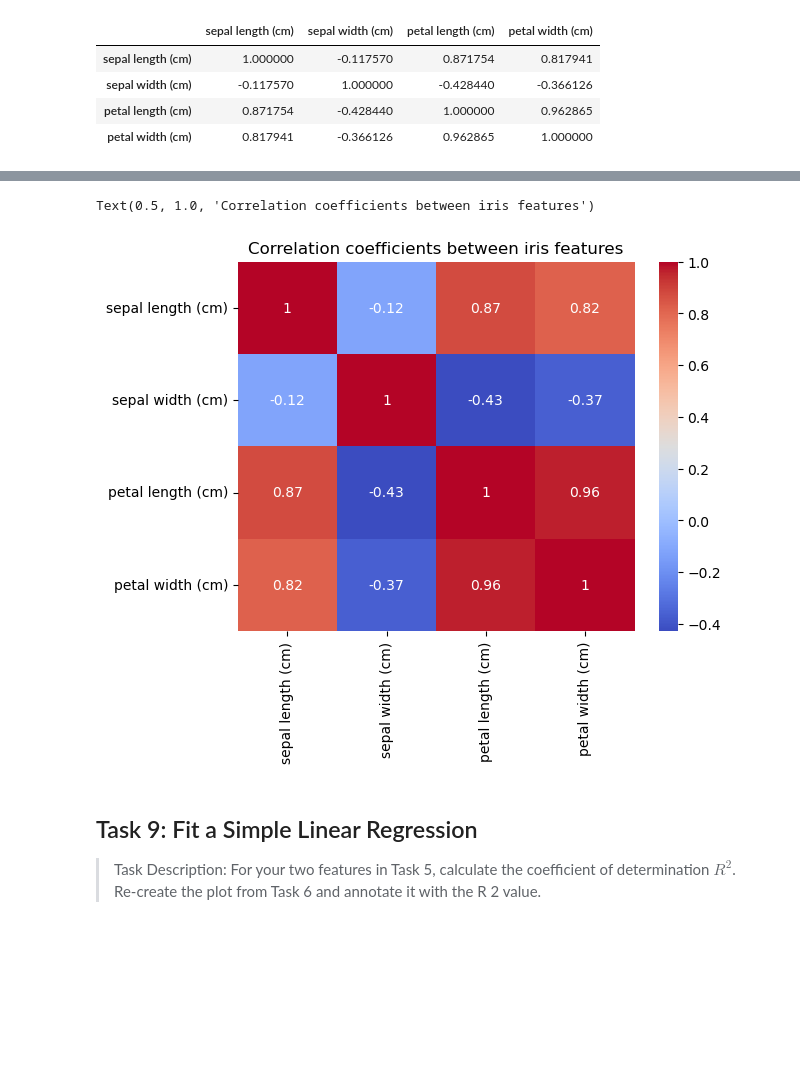
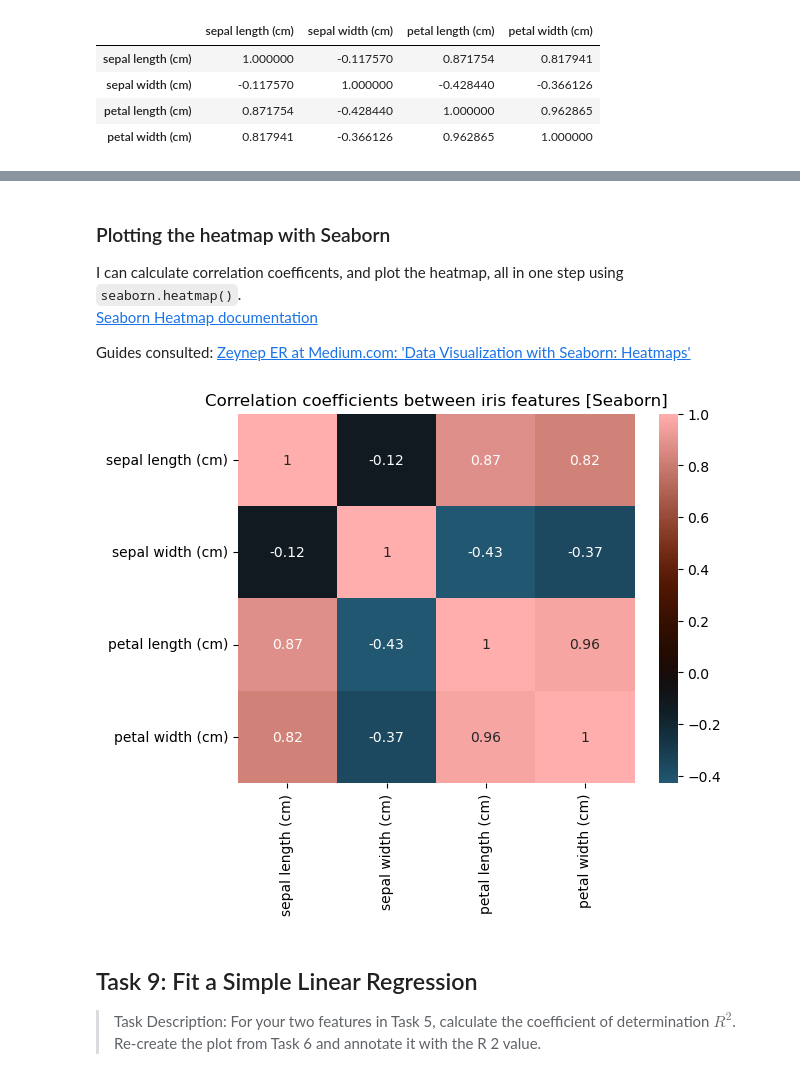
Before and after one commit to SuColl/principles_of_data_analytics, a Jupyter notebook: tasks.ipynb, the cells around one changed output, grey strips where cells are left out. Drawn from its saved outputs; the diff is of its cells as text; code cells hidden in the pictures; blank space fills up the shorter version.

```diff
--- a/tasks.ipynb
+++ b/tasks.ipynb
@@ -700,19 +768,23 @@ correlation_matrix
+# %% [markdown]
+### Plotting the heatmap with Seaborn
+I can calculate correlation coefficents, and plot the heatmap, all in
+one step using `seaborn.heatmap()`.
+[Seaborn Heatmap documentation](https://seaborn.pydata.org/generated/seaborn.heatmap.html)
+
+Guides consulted: [Zeynep ER at Medium.com: 'Data Visualization with Seaborn: Heatmaps'](https://medium.com/@1zeyneper/data-visualization-with-seaborn-heatmaps-58abfadd79d5)
 # %%
-### Can also calculate correlation coefficents, and plot the heatmap, all in
-# one step using seaborn.heatmap()
+# Plotting the heatmap with Seaborn. Setting center=0 lets me centre my
+# diverging colormap on the matrix value 0.
+sns.heatmap(
+    df_iris.drop('species', axis=1).corr(),
+    center=0,
+    annot=True,
+    cmap='berlin')
 
-# Seaborn Heatmap documentation
-# https://seaborn.pydata.org/generated/seaborn.heatmap.html
-
-# Guide to MatPlotLib Colormaps (this heatmap uses the coolwarn colormap)
-# https://matplotlib.org/stable/users/explain/colors/colormaps.html
-
-sns.heatmap(df_iris.drop('species', axis=1).corr(), annot=True, cmap='coolwarm')
-
-plt.title("Correlation coefficients between iris features")
+# add plot title
+plt.title("Correlation coefficients between iris features [Seaborn]");
 # %% [output]
-Text(0.5, 1.0, 'Correlation coefficients between iris features')
-[figure, old version]
+[figure, new version]
 # %% [markdown]
 ## Task 9: Fit a Simple Linear Regression
 >Task Description: For your two features in Task 5, calculate the coefficient of determination $R^2$.
```
Also changed, not shown: parts of 16 cells of this notebook.
